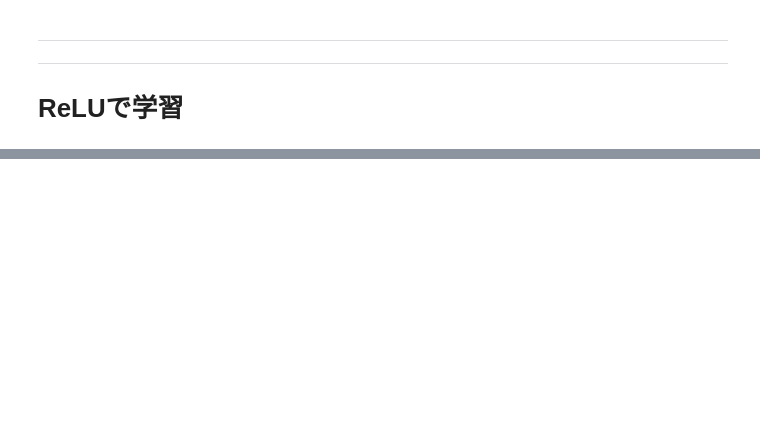
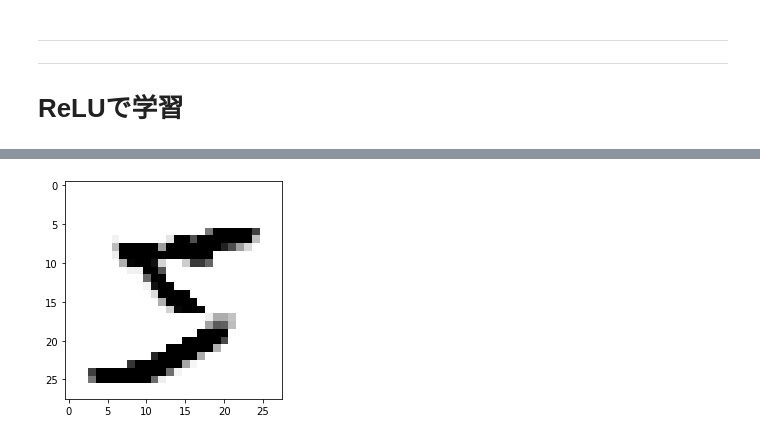
Before and after one commit to WAT36/python, a Jupyter notebook: machine_learning/deeplearning/mnist.ipynb, the cells around one changed output, grey strips where cells are left out. Drawn from its saved outputs; the diff is of its cells as text; code cells hidden in the pictures; blank space fills up the shorter version.

```diff
--- a/machine_learning/deeplearning/mnist.ipynb
+++ b/machine_learning/deeplearning/mnist.ipynb
@@ -190,0 +234,11 @@ plt.show()
+# %%
+#違うフィルターを適用してみる
+filter2 = np.array([[1,1,1],[1,1,1],[-2,-2,-2]])
+
+#図示
+x0_filtered=do_filter(x0,filter2)
+plt.figure()
+plt.imshow(x0_filtered,interpolation='nearest',vmin=0,vmax=255,cmap='binary')
+plt.show()
+# %% [output]
+[figure, added]
```
Also changed, not shown: parts of 9 cells of this notebook.
